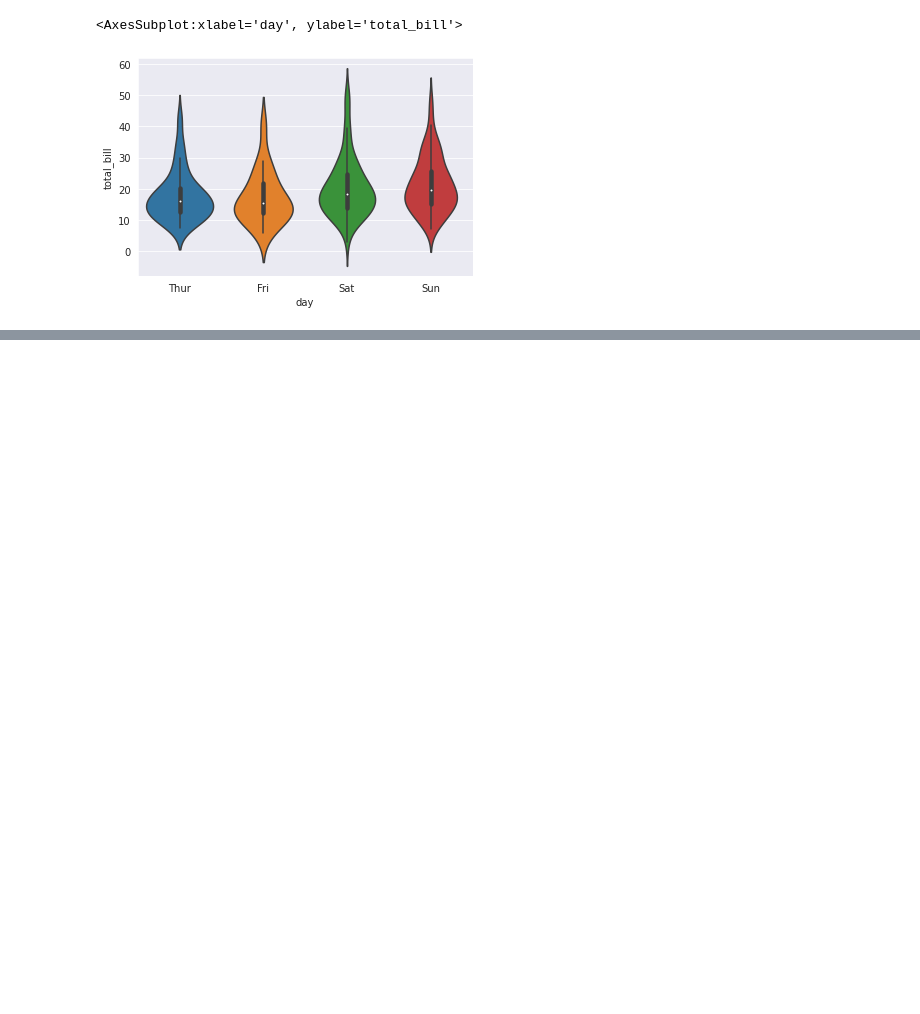
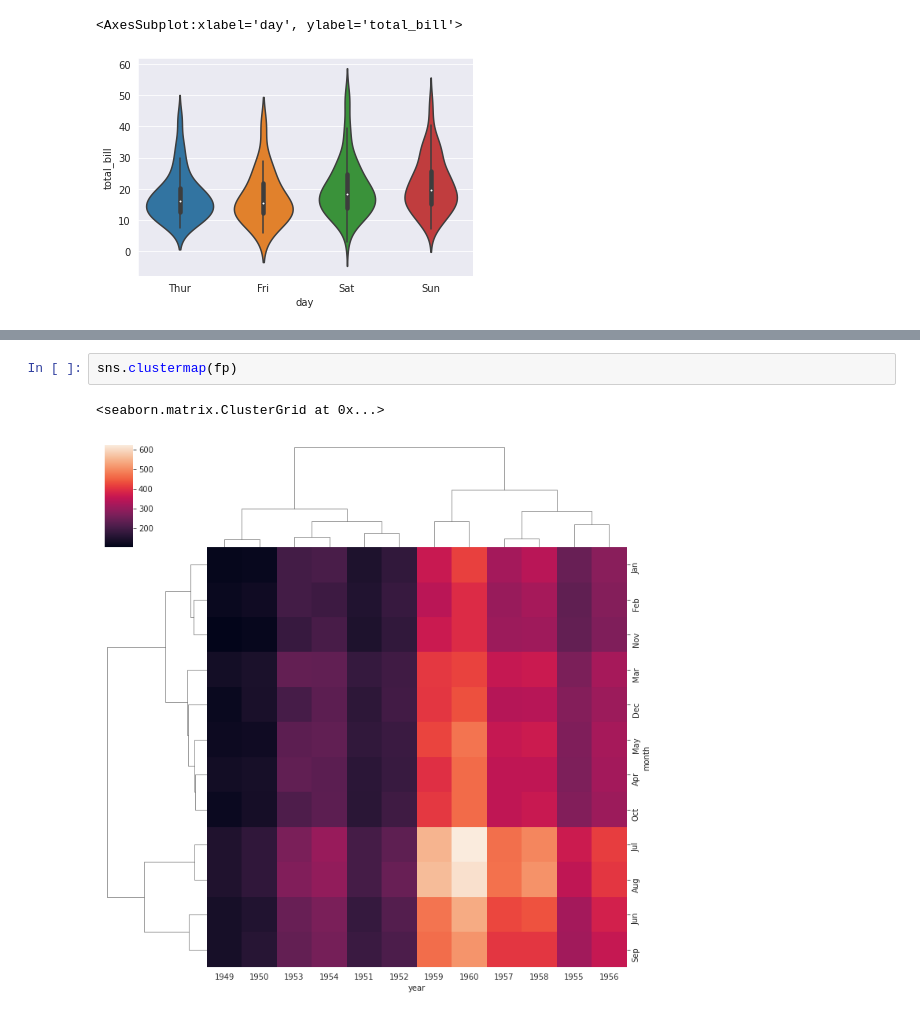
Before and after one commit to paubcdev/PySamples, a Jupyter notebook: DataScience/seaborntest.ipynb, the cells around one changed output, grey strips where cells are left out. Drawn from its saved outputs; the diff is of its cells as text; blank space fills up the shorter version.

```diff
--- a/DataScience/seaborntest.ipynb
+++ b/DataScience/seaborntest.ipynb
@@ -58,0 +85,5 @@ sns.violinplot(x='day',y='total_bill',data=tips)
+# %%
+sns.clustermap(fp)
+# %% [output]
+<seaborn.matrix.ClusterGrid at 0x...>
+[figure, added]
```
Also changed, not shown: parts of 8 cells of this notebook.
